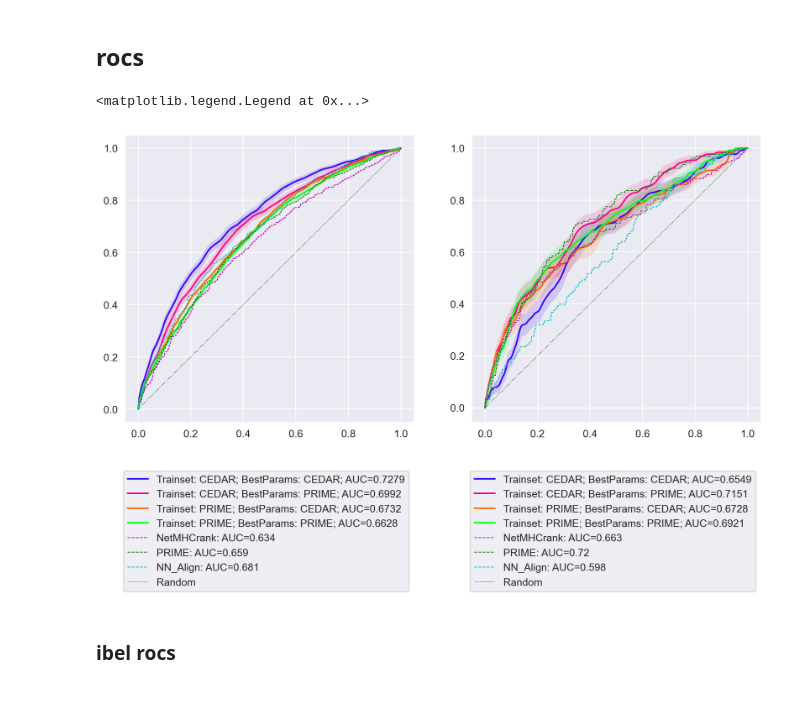
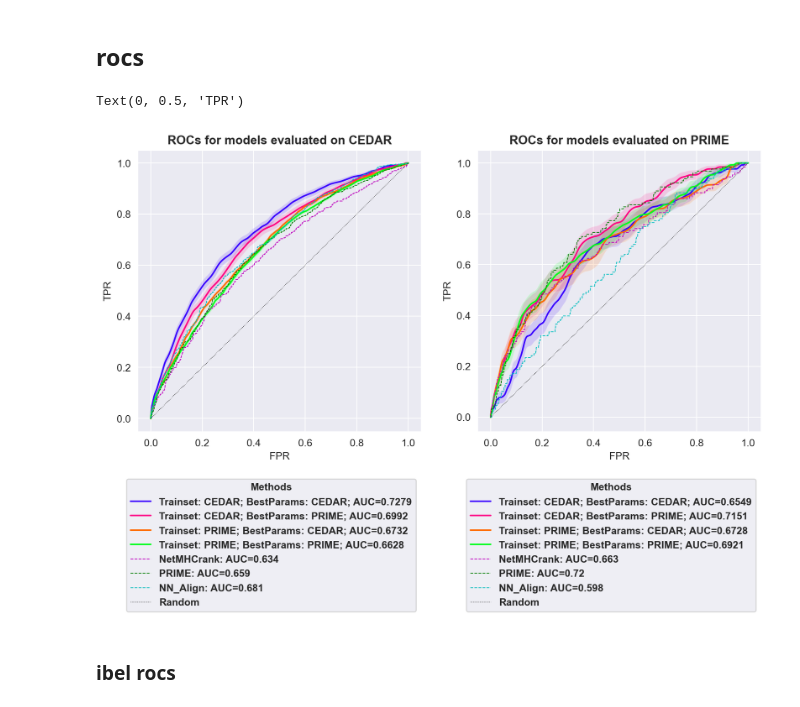
Before and after one commit to richieYT-wan/cedar, a Jupyter notebook: notebook/221207_vaxday_scratch.ipynb, the cells around one changed output. Cells and saved outputs as stored; diff of their text form; code cells hidden in the pictures.

```diff
--- a/notebook/221207_vaxday_scratch.ipynb
+++ b/notebook/221207_vaxday_scratch.ipynb
@@ -195,43 +195,48 @@ a[1].fill_between(np.linspace(0, 1, len(train_prime_best_prime_eval_prime[0])),
 plot_related_baseline_roc(a[0], cedar_related_baseline)
 plot_related_baseline_roc(a[1], prime_related_baseline)
 
-a[0].legend(bbox_to_anchor = (1,-.15))
-a[1].legend(bbox_to_anchor = (1,-.15))
+a[0].legend(bbox_to_anchor = (1,-.15), prop=dict(weight='semibold'), title='Methods', title_fontproperties=dict(weight='semibold'))
+a[1].legend(bbox_to_anchor = (1,-.15), prop=dict(weight='semibold'), title='Methods', title_fontproperties=dict(weight='semibold'))
+a[0].set_title('ROCs for models evaluated on CEDAR', fontweight='semibold')
+a[1].set_title('ROCs for models evaluated on PRIME', fontweight='semibold')
+a[0].set_xlabel('FPR')
+a[0].set_ylabel('TPR')
 
-
+a[1].set_xlabel('FPR')
+a[1].set_ylabel('TPR')
 # # Plot IBEL eval
 # ## Trained on CEDAR
 # sns.lineplot(x=train_cedar_best_cedar_eval_ibel[0],
 #              y=train_cedar_best_cedar_eval_ibel[1], ax = a[2], estimator=None,
 #              label = f'Trainset: CEDAR; BestParams: CEDAR; AUC={round(train_cedar_best_cedar_eval_ibel[-1],4)}')
 # a[2].fill_between(np.linspace(0, 1, len(train_cedar_best_cedar_eval_ibel[0])),
 #                train_cedar_best_cedar_eval_ibel[2],
 #                train_cedar_best_cedar_eval_ibel[3], alpha=0.15)
 
 # sns.lineplot(x=train_cedar_best_prime_eval_ibel[0],
 #              y=train_cedar_best_prime_eval_ibel[1], ax = a[2], estimator=None,
 #              label = f'Trainset: CEDAR; BestParams: PRIME; AUC={round(train_cedar_best_prime_eval_ibel[-1],4)}')
 # a[2].fill_between(np.linspace(0, 1, len(train_cedar_best_prime_eval_ibel[0])),
 #                train_cedar_best_prime_eval_ibel[2],
 #                train_cedar_best_prime_eval_ibel[3], alpha=0.15)
 
 # ## Trained on PRIME
 # sns.lineplot(x=train_prime_best_cedar_eval_ibel[0],
 #              y=train_prime_best_cedar_eval_ibel[1], ax = a[2], estimator=None,
 #              label = f'Trainset: PRIME; BestParams: CEDAR; AUC={round(train_prime_best_cedar_eval_ibel[-1],4)}')
 # a[2].fill_between(np.linspace(0, 1, len(train_prime_best_cedar_eval_ibel[0])),
 #                train_prime_best_cedar_eval_ibel[2],
 #                train_prime_best_cedar_eval_ibel[3], alpha=0.15)
 
 # sns.lineplot(x=train_prime_best_prime_eval_ibel[0],
 #              y=train_prime_best_prime_eval_ibel[1], ax = a[2], estimator=None,
 #              label = f'Trainset: PRIME; BestParams: PRIME; AUC={round(train_prime_best_prime_eval_ibel[-1],4)}')
 # a[2].fill_between(np.linspace(0, 1, len(train_prime_best_prime_eval_ibel[0])),
 #                train_prime_best_prime_eval_ibel[2],
 #                train_prime_best_prime_eval_ibel[3], alpha=0.15)
 # %% [output]
-<matplotlib.legend.Legend at 0x...>
+Text(0, 0.5, 'TPR')
-[figure, old version]
+[figure, new version]
 # %% [markdown]
 ### ibel rocs
 # %%
```
Also changed, not shown: parts of 3 cells of this notebook, 1 other file.
